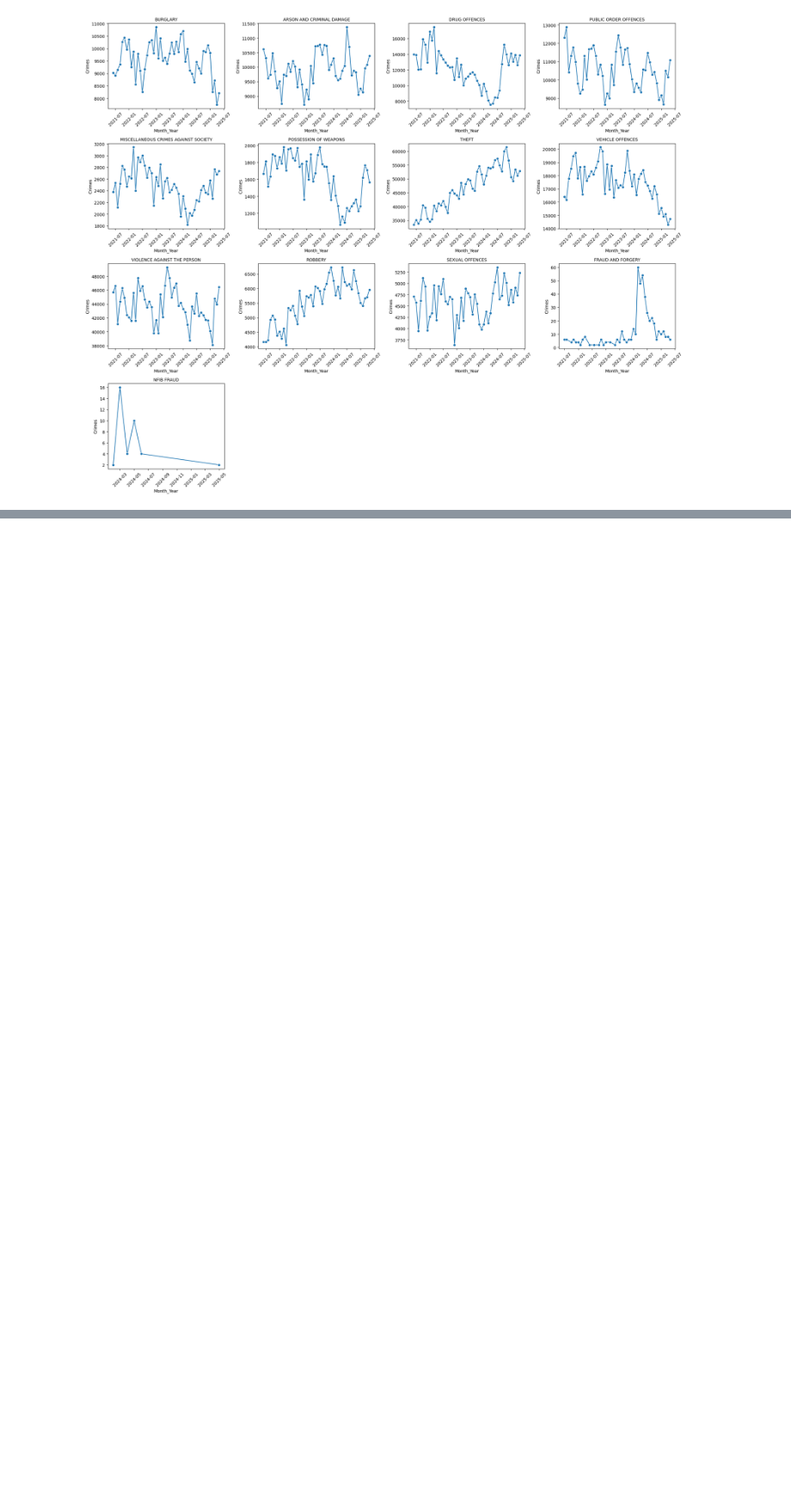
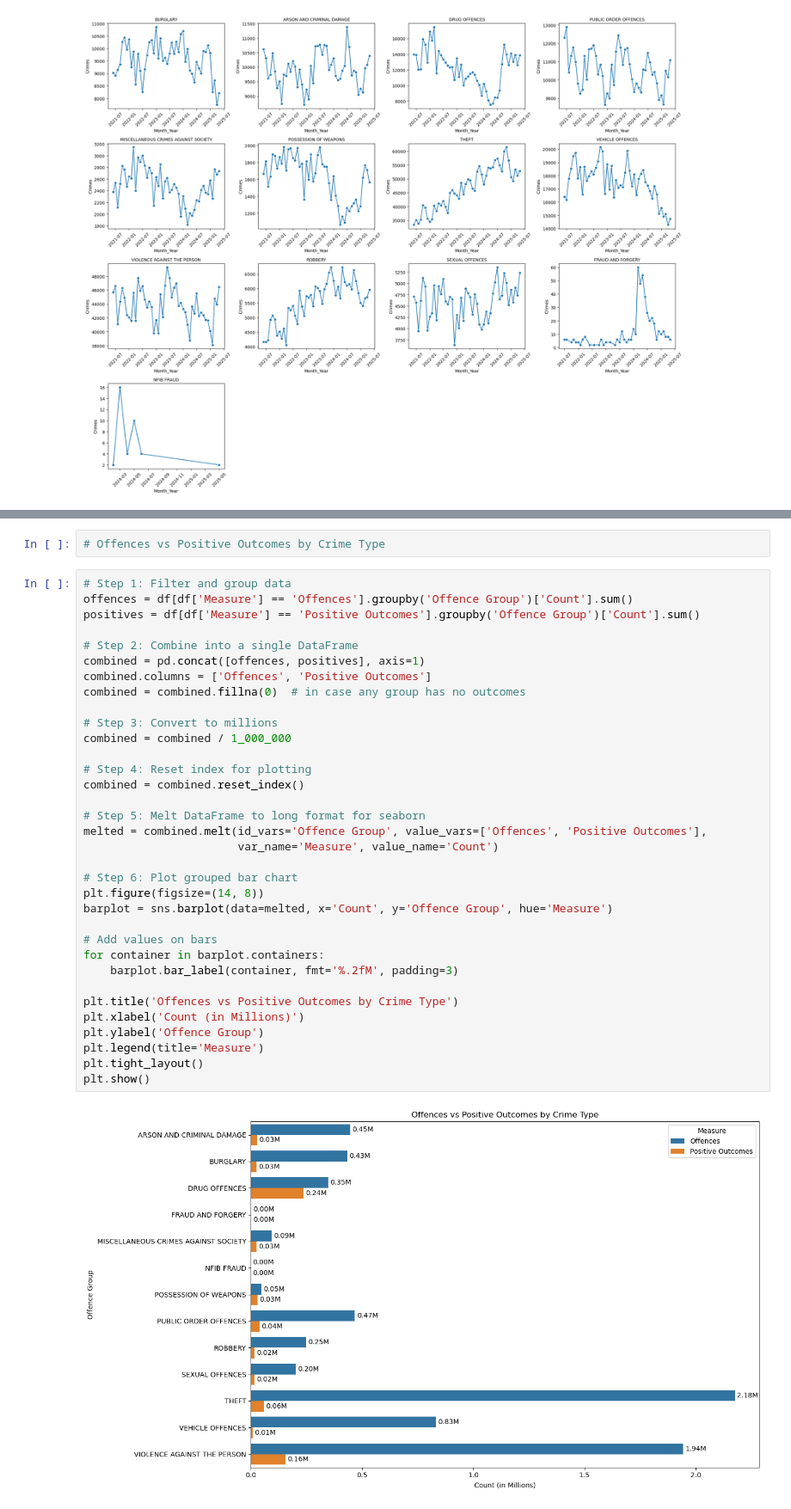
Before and after one commit to asubhan94/TNO---Crimes-in-London, a Jupyter notebook: notebooks/02_eda.ipynb, the cells around one changed output, grey strips where cells are left out. Shown at 86% size. Drawn from its saved outputs; the diff is of its cells as text; blank space fills up the shorter version.

```diff
--- a/notebooks/02_eda.ipynb
+++ b/notebooks/02_eda.ipynb
@@ -268,0 +285,38 @@ plt.show()
+# %%
+# Offences vs Positive Outcomes by Crime Type
+# %%
+# Step 1: Filter and group data
+offences = df[df['Measure'] == 'Offences'].groupby('Offence Group')['Count'].sum()
+positives = df[df['Measure'] == 'Positive Outcomes'].groupby('Offence Group')['Count'].sum()
+
+# Step 2: Combine into a single DataFrame
+combined = pd.concat([offences, positives], axis=1)
+combined.columns = ['Offences', 'Positive Outcomes']
+combined = combined.fillna(0)  # in case any group has no outcomes
+
+# Step 3: Convert to millions
+combined = combined / 1_000_000
+
+# Step 4: Reset index for plotting
+combined = combined.reset_index()
+
+# Step 5: Melt DataFrame to long format for seaborn
+melted = combined.melt(id_vars='Offence Group', value_vars=['Offences', 'Positive Outcomes'],
+                       var_name='Measure', value_name='Count')
+
+# Step 6: Plot grouped bar chart
+plt.figure(figsize=(14, 8))
+barplot = sns.barplot(data=melted, x='Count', y='Offence Group', hue='Measure')
+
+# Add values on bars
+for container in barplot.containers:
+    barplot.bar_label(container, fmt='%.2fM', padding=3)
+
+plt.title('Offences vs Positive Outcomes by Crime Type')
+plt.xlabel('Count (in Millions)')
+plt.ylabel('Offence Group')
+plt.legend(title='Measure')
+plt.tight_layout()
+plt.show()
+# %% [output]
+[figure, added]
```
Also changed, not shown: parts of 23 cells of this notebook, 1 other file.
